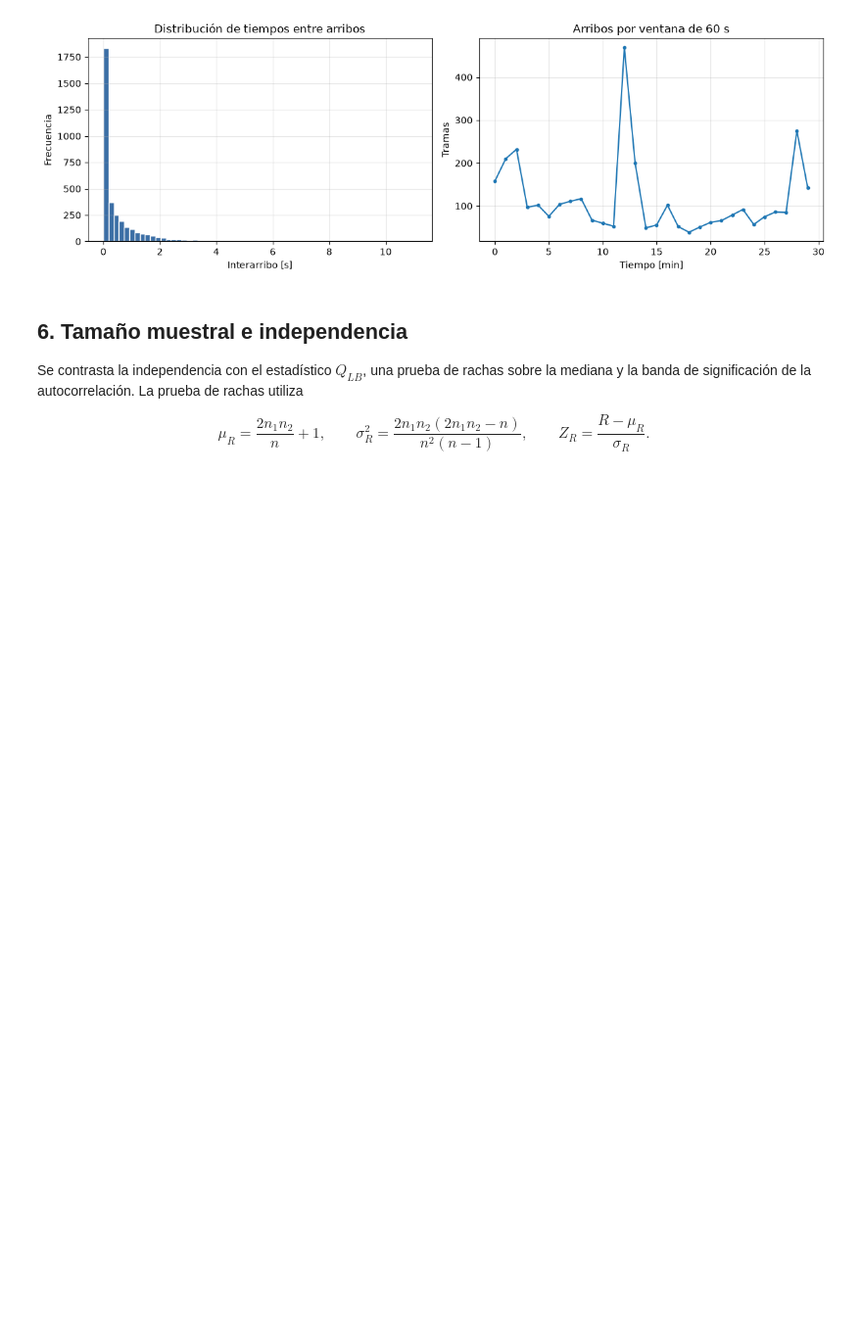
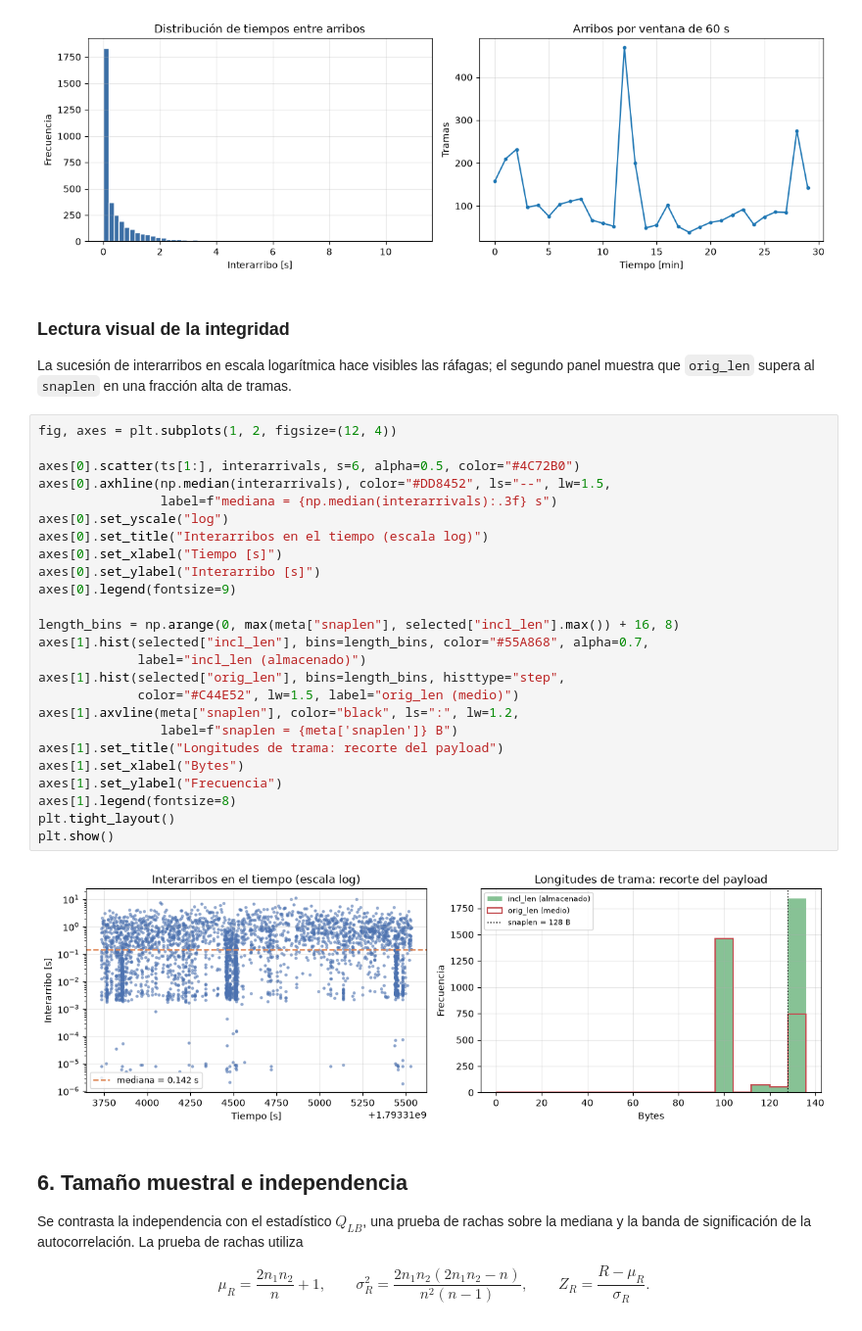
Before and after one commit to Damianpiazz/Simulacion-TFI, a Jupyter notebook: analisis_viabilidad_captura.ipynb, the cells around one changed output. Shown at 98% size. Cells and saved outputs as stored; diff of their text form; blank space fills up the shorter version.

```diff
--- a/analisis_viabilidad_captura.ipynb
+++ b/analisis_viabilidad_captura.ipynb
@@ -297,6 +315,37 @@ plt.show()
 | 3 | Fracción de tramas recortadas | 0.380438 | False |
 | 4 | Duración observada (s) | 1798.07 | True |
 [figure]
+# %% [markdown]
+### Lectura visual de la integridad
+
+La sucesión de interarribos en escala logarítmica hace visibles las ráfagas; el segundo panel muestra que `orig_len` supera al `snaplen` en una fracción alta de tramas.
+# %%
+fig, axes = plt.subplots(1, 2, figsize=(12, 4))
+
+axes[0].scatter(ts[1:], interarrivals, s=6, alpha=0.5, color="#4C72B0")
+axes[0].axhline(np.median(interarrivals), color="#DD8452", ls="--", lw=1.5,
+                label=f"mediana = {np.median(interarrivals):.3f} s")
+axes[0].set_yscale("log")
+axes[0].set_title("Interarribos en el tiempo (escala log)")
+axes[0].set_xlabel("Tiempo [s]")
+axes[0].set_ylabel("Interarribo [s]")
+axes[0].legend(fontsize=9)
+
+length_bins = np.arange(0, max(meta["snaplen"], selected["incl_len"].max()) + 16, 8)
+axes[1].hist(selected["incl_len"], bins=length_bins, color="#55A868", alpha=0.7,
+             label="incl_len (almacenado)")
+axes[1].hist(selected["orig_len"], bins=length_bins, histtype="step",
+             color="#C44E52", lw=1.5, label="orig_len (medio)")
+axes[1].axvline(meta["snaplen"], color="black", ls=":", lw=1.2,
+                label=f"snaplen = {meta['snaplen']} B")
+axes[1].set_title("Longitudes de trama: recorte del payload")
+axes[1].set_xlabel("Bytes")
+axes[1].set_ylabel("Frecuencia")
+axes[1].legend(fontsize=8)
+plt.tight_layout()
+plt.show()
+# %% [output]
+[figure, added]
 # %% [markdown]
 ## 6. Tamaño muestral e independencia
 
```
Also changed, not shown: parts of 16 cells of this notebook, 1 other file.
